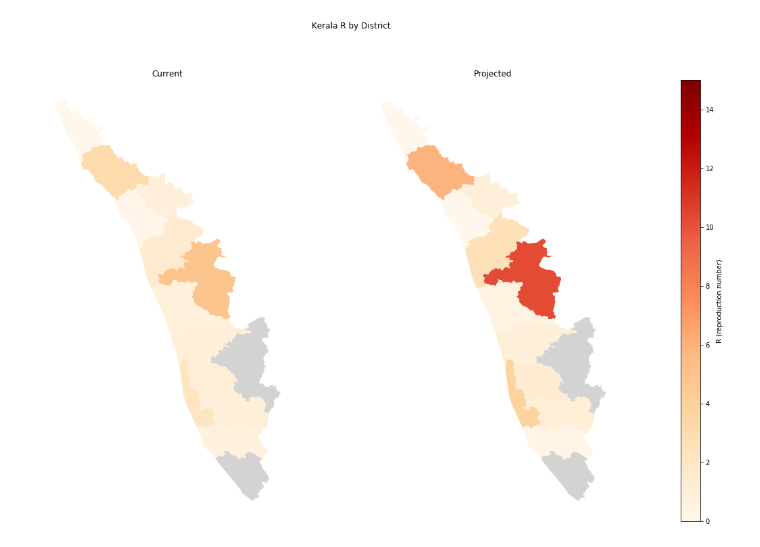
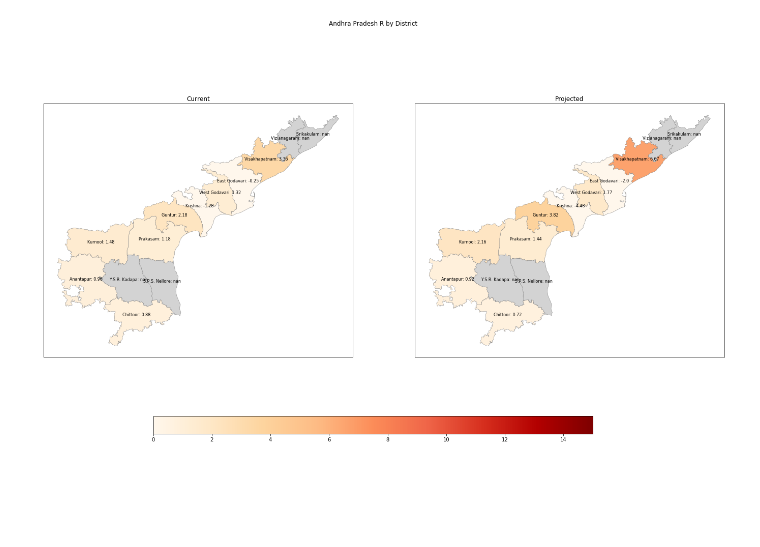
Before and after one commit to ananyakaranam/india-maps, a Jupyter notebook: Static Maps.ipynb, the cells around one changed output. Drawn from its saved outputs; the diff is of its cells as text; code cells hidden in the pictures; blank space fills up the shorter version.

```diff
--- a/Static Maps.ipynb
+++ b/Static Maps.ipynb
@@ -38,6 +17,46 @@ def plotr(merged):
+# %%
+def rmap(merged, color='OrRd',vmin=0, vmax=15):
+    #setting up figure
+    name = merged.iloc[0]['st_nm']
+    fig, (ax1, ax2) = pyplot.subplots(ncols=2, figsize=(24,12))
+    fig.suptitle('{} R by District'.format(name))
+
+    #plotting left subplot
+    merged.plot(ax=ax1, column='R', cmap=color, vmin=vmin, vmax=vmax, missing_kwds={'color':'lightgrey'}, edgecolor='grey', linewidth=.5)
+    ax1.set_title('Current')
+    ax1.set_xticks([])
+    ax1.set_yticks([])
+    #adding district names
+    merged["center"] = merged["geometry"].centroid
+    merged_points1 = merged.copy()
+    merged_points1.set_geometry("center", inplace = True)
+    for x1, y1, label1, r1 in zip(merged_points1.geometry.x, merged_points1.geometry.y, merged_points1["district"], merged_points1['R']):
+        ax1.text(x1, y1, str(label1+': '+str(round(r1,2))), fontsize = 8, horizontalalignment='center')
+
+
+
+    #plotting right subplot
+    merged.plot(ax=ax2, column='Rproj', cmap=color, vmin=vmin, vmax=vmax, missing_kwds={'color':'lightgrey'}, edgecolor='grey', linewidth=.5)
+    ax2.set_title('Projected')
+    ax2.set_xticks([])
+    ax2.set_yticks([])
+    #adding district names
+    merged["center"] = merged["geometry"].centroid
+    merged_points2 = merged.copy()
+    merged_points2.set_geometry("center", inplace = True)
+    for x2, y2, label2, r2 in zip(merged_points2.geometry.x, merged_points2.geometry.y, merged_points2["district"], merged_points2['Rproj']):
+        ax2.text(x2, y2, str(label2+': '+str(round(r2,2))), fontsize = 8, horizontalalignment='center')
+
+
+    #setting up colorbar
+    sm = pyplot.cm.ScalarMappable(cmap=color, norm=pyplot.Normalize(vmin=vmin, vmax=vmax))
+    cb_ax = fig.add_axes([0.25, 0.04, 0.5, 0.04])
+    fig.colorbar(sm, orientation='horizontal', cax=cb_ax)
+
+    #saving image
+    pyplot.savefig('{}.jpg'.format(name))
 # %%
-rdata = combine(state='kerala')
+rdata = combine(state='andhrapradesh')
+rmap(rdata)
+# %% [output]
+[figure, added]
-# %%
-plotr(rdata)
-# %% [output]
-[figure, removed]
```
Also changed, not shown: parts of 3 cells of this notebook.
